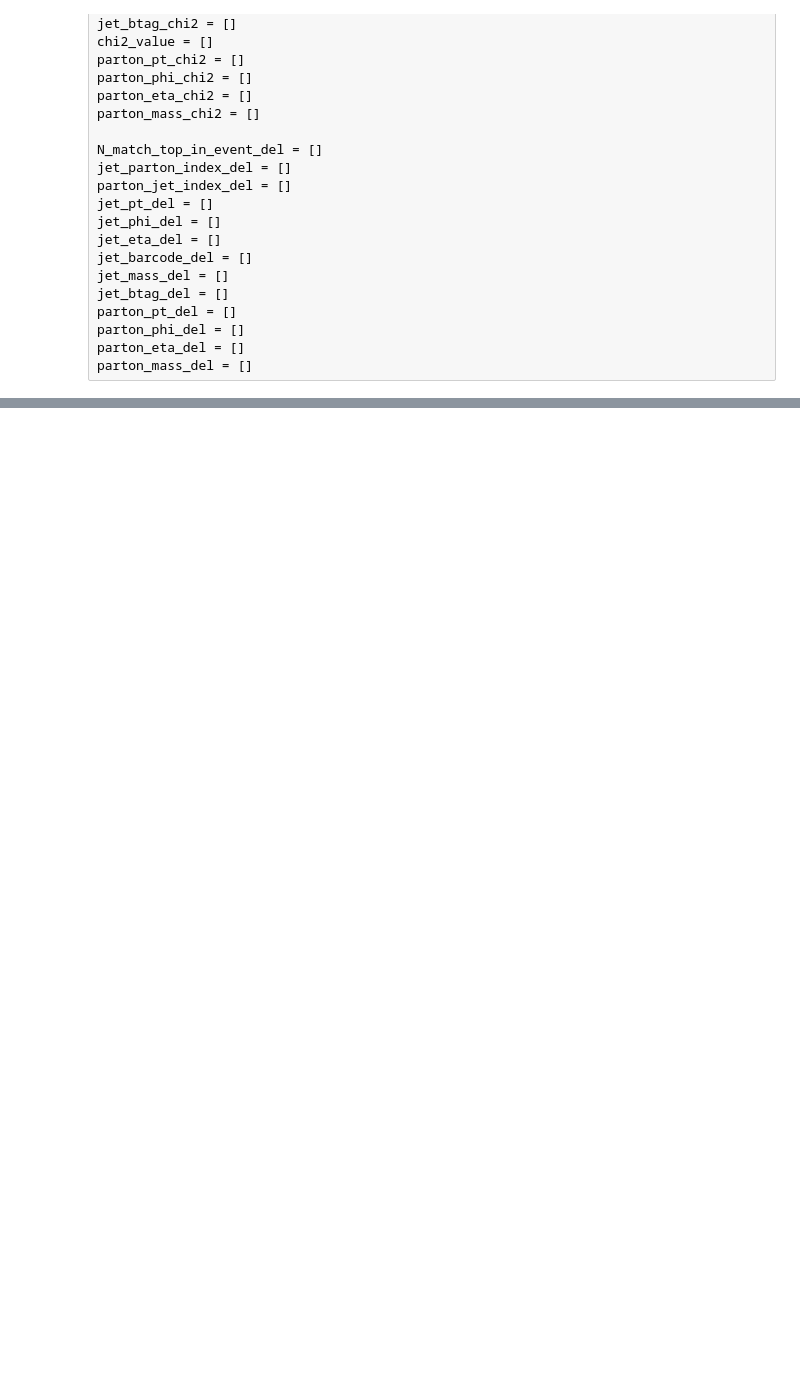
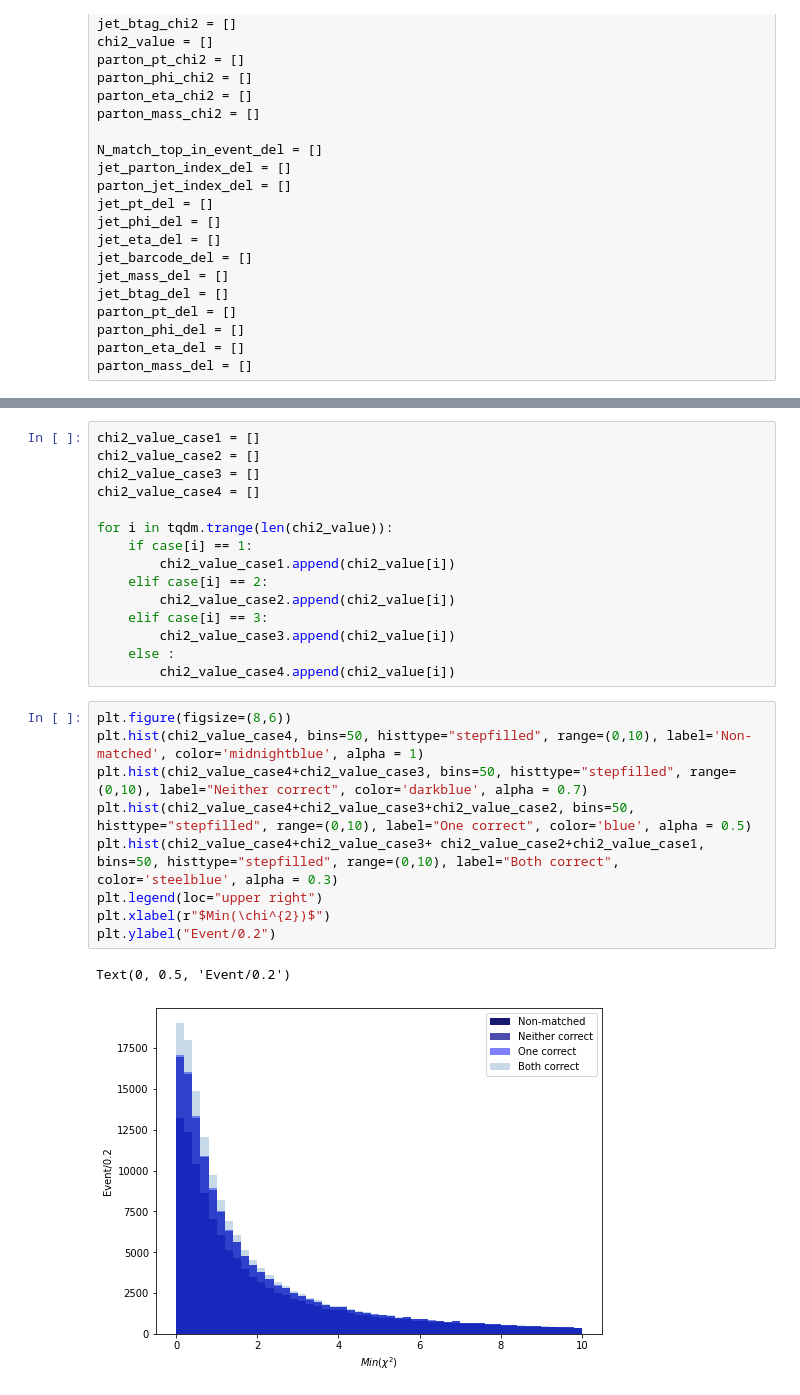
Before and after one commit to mfenton0/HEP-jet-assignment, a Jupyter notebook: analysis_script/purity_computation.ipynb, the cells around one changed output, grey strips where cells are left out. Cells and saved outputs as stored; diff of their text form; blank space fills up the shorter version.

```diff
--- a/analysis_script/purity_computation.ipynb
+++ b/analysis_script/purity_computation.ipynb
@@ -337,0 +427,27 @@ NameError: name 'both_correct' is not defined
+# %%
+chi2_value_case1 = []
+chi2_value_case2 = []
+chi2_value_case3 = []
+chi2_value_case4 = []
+
+for i in tqdm.trange(len(chi2_value)):
+    if case[i] == 1:
+        chi2_value_case1.append(chi2_value[i])
+    elif case[i] == 2:
+        chi2_value_case2.append(chi2_value[i])
+    elif case[i] == 3:
+        chi2_value_case3.append(chi2_value[i])
+    else :
+        chi2_value_case4.append(chi2_value[i])
+# %%
+plt.figure(figsize=(8,6))
+plt.hist(chi2_value_case4, bins=50, histtype="stepfilled", range=(0,10), label='Non-matched', color='midnightblue', alpha = 1)
+plt.hist(chi2_value_case4+chi2_value_case3, bins=50, histtype="stepfilled", range=(0,10), label="Neither correct", color='darkblue', alpha = 0.7)
+plt.hist(chi2_value_case4+chi2_value_case3+chi2_value_case2, bins=50, histtype="stepfilled", range=(0,10), label="One correct", color='blue', alpha = 0.5)
+plt.hist(chi2_value_case4+chi2_value_case3+ chi2_value_case2+chi2_value_case1, bins=50, histtype="stepfilled", range=(0,10), label="Both correct", color='steelblue', alpha = 0.3)
+plt.legend(loc="upper right")
+plt.xlabel(r"$Min(\chi^{2})$")
+plt.ylabel("Event/0.2")
+# %% [output]
+Text(0, 0.5, 'Event/0.2')
+[figure, added]
```
Also changed, not shown: parts of 23 cells of this notebook.
